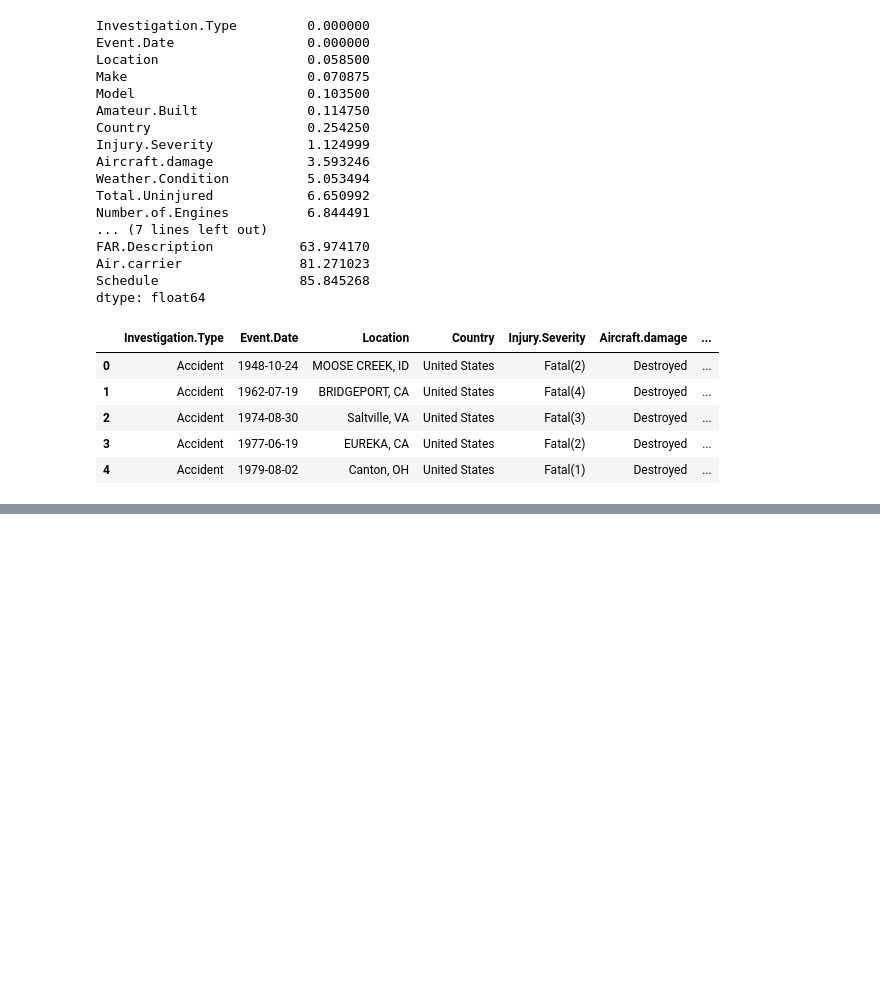
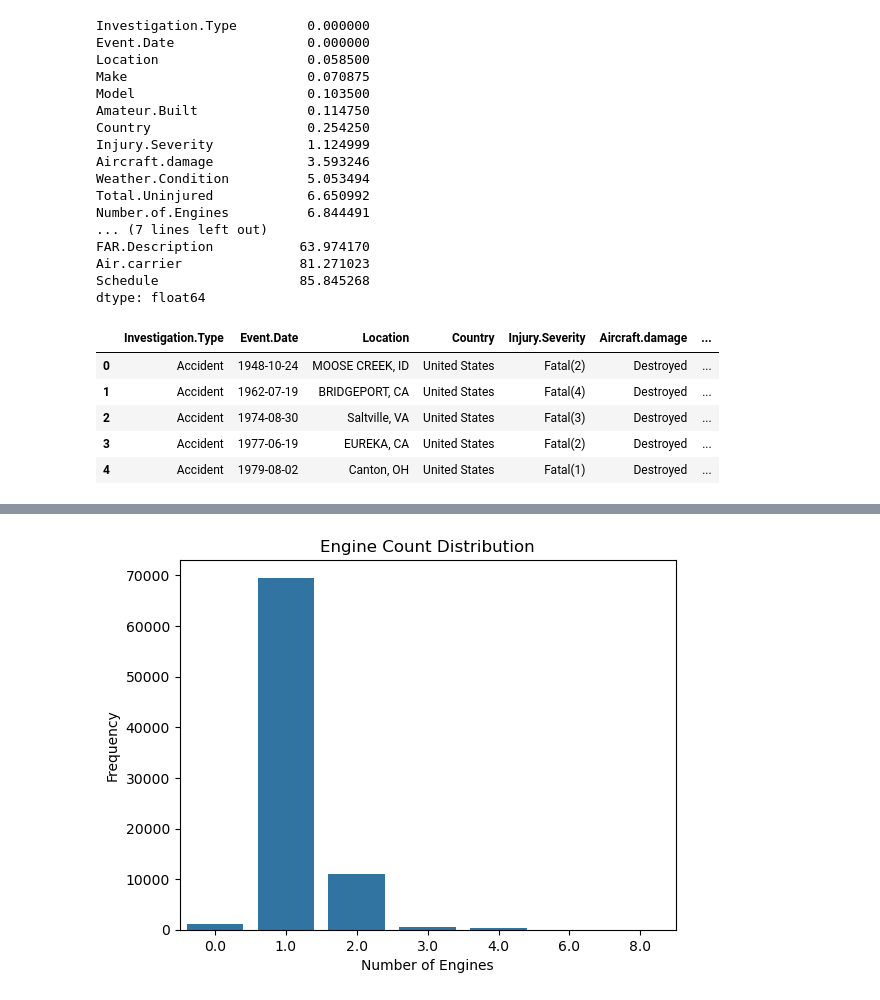
Before and after one commit to JuneHenia/Phase-1-Aviation-Project, a Jupyter notebook: notebooks/Phase 1 project.ipynb, the cells around one changed output, grey strips where cells are left out. Drawn from its saved outputs; the diff is of its cells as text; code cells hidden in the pictures; blank space fills up the shorter version.

```diff
--- a/notebooks/Phase 1 project.ipynb
+++ b/notebooks/Phase 1 project.ipynb
@@ -191,0 +296,10 @@ df.head()
+# %%
+# Visualise with a countplot
+
+sns.countplot(data=df, x='Number.of.Engines')
+plt.title('Engine Count Distribution')
+plt.xlabel('Number of Engines')
+plt.ylabel('Frequency')
+plt.show()
+# %% [output]
+[figure, added]
```
Also changed, not shown: parts of 13 cells of this notebook.
